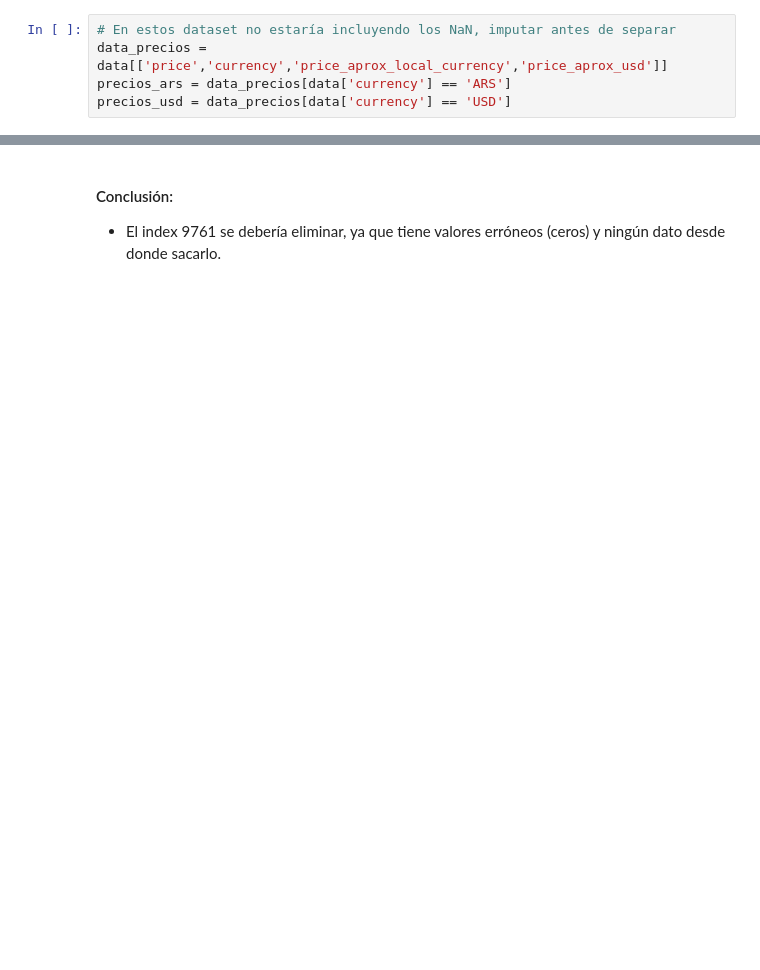
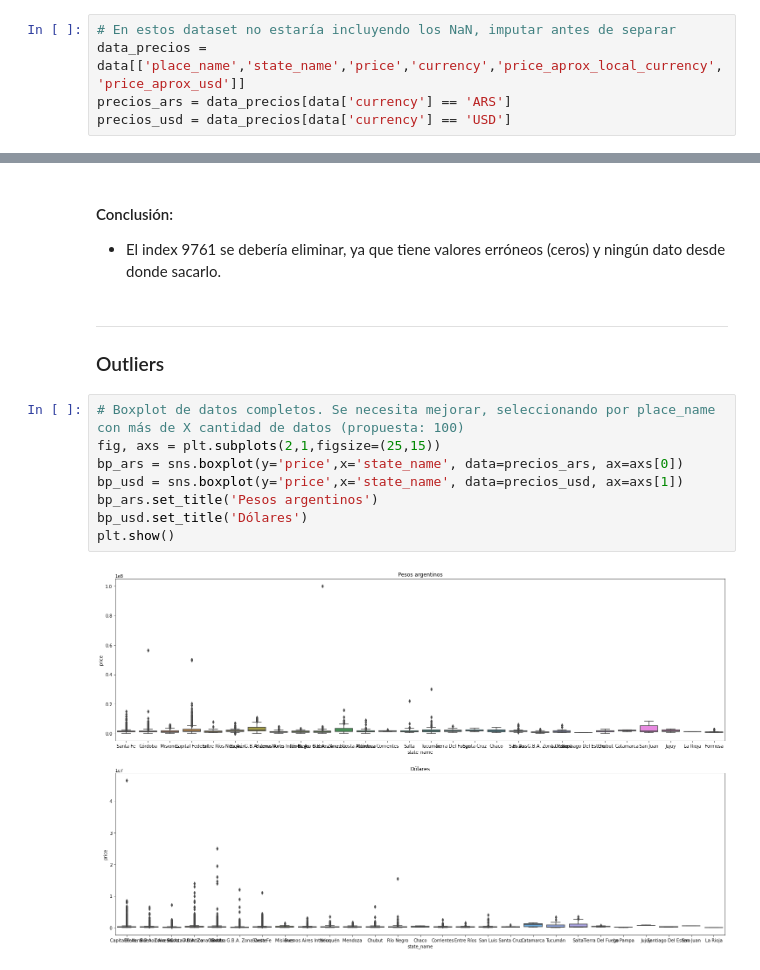
Before and after one commit to alanpirotta/analisis_properati, a Jupyter notebook: tpn1_EDA.ipynb, the cells around one changed output, grey strips where cells are left out. Saved outputs shown, nothing was run; the diff lists cells and outputs as text; blank space fills up the shorter version.

Commit message:
Calculo genérico de outliers

```diff
--- a/tpn1_EDA.ipynb
+++ b/tpn1_EDA.ipynb
@@ -297,6 +314,6 @@ Valores faltantes price_per_m2 en dataset de precios faltantes 20410
 # %%
 # En estos dataset no estaría incluyendo los NaN, imputar antes de separar
-data_precios = data[['price','currency','price_aprox_local_currency','price_aprox_usd']]
+data_precios = data[['place_name','state_name','price','currency','price_aprox_local_currency','price_aprox_usd']]
 precios_ars = data_precios[data['currency'] == 'ARS']
 precios_usd = data_precios[data['currency'] == 'USD']
 # %%
@@ -386,3 +390,16 @@ data[(~data['price'].isna())&(data['currency'].isna())][['price','currency','pri
 # %% [markdown]
 #### Conclusión:
 - El index 9761 se debería eliminar, ya que tiene valores erróneos (ceros) y ningún dato desde donde sacarlo.
+# %% [markdown]
+---
+### Outliers
+# %%
+# Boxplot de datos completos. Se necesita mejorar, seleccionando por place_name con más de X cantidad de datos (propuesta: 100)
+fig, axs = plt.subplots(2,1,figsize=(25,15))
+bp_ars = sns.boxplot(y='price',x='state_name', data=precios_ars, ax=axs[0])
+bp_usd = sns.boxplot(y='price',x='state_name', data=precios_usd, ax=axs[1])
+bp_ars.set_title('Pesos argentinos')
+bp_usd.set_title('Dólares')
+plt.show()
+# %% [output]
+[figure, added]
```
Also changed, not shown: parts of 15 cells of this notebook.
